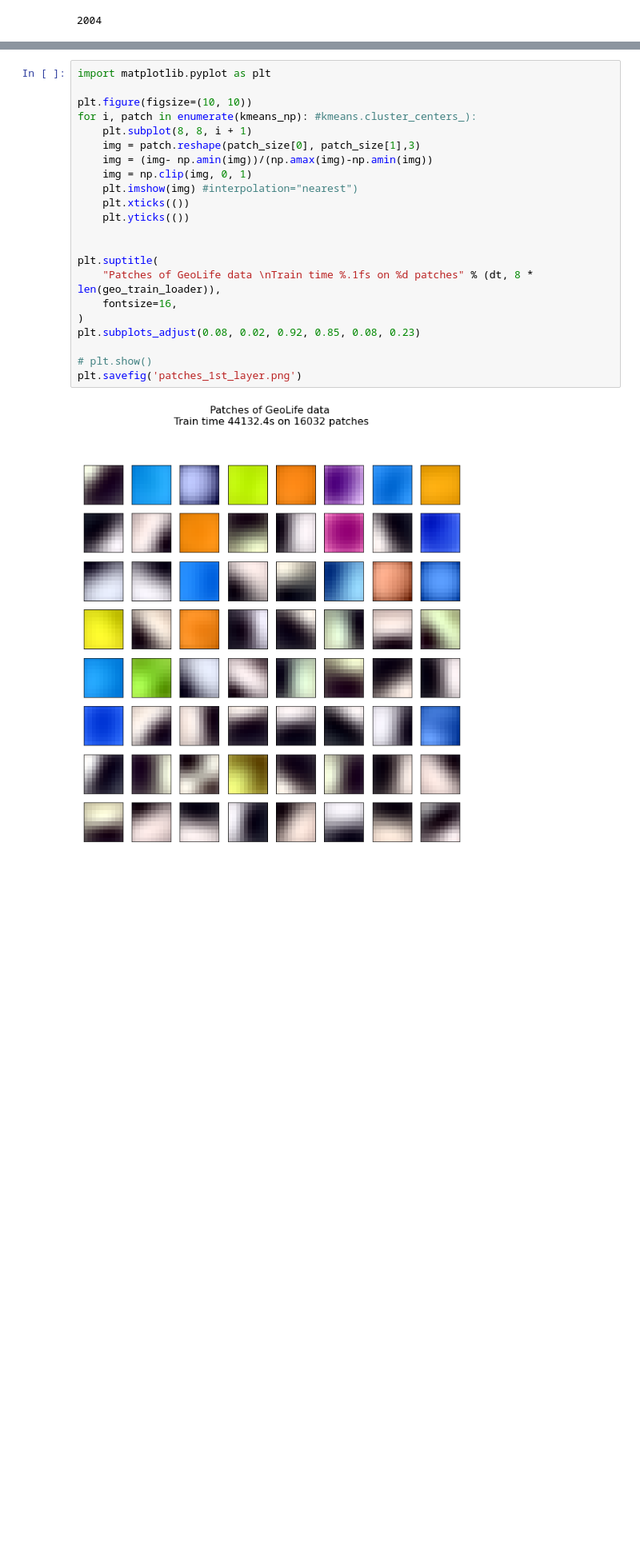
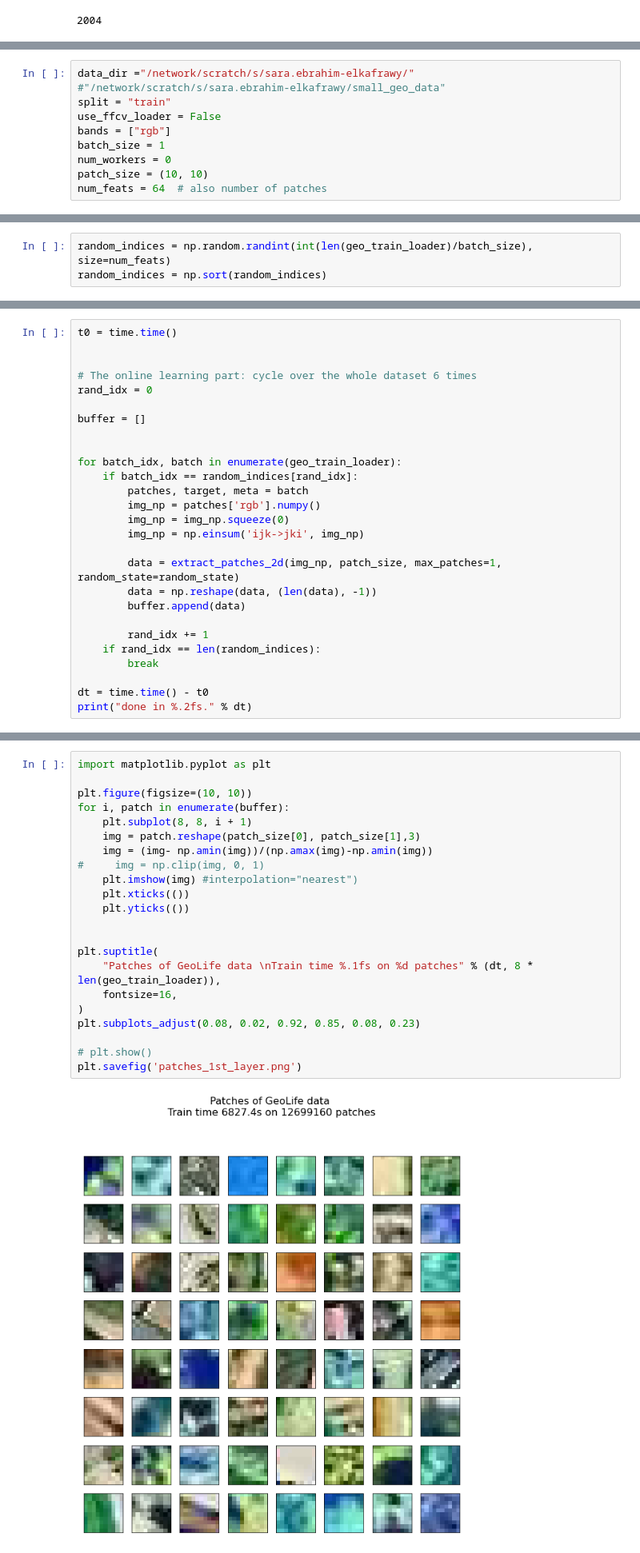
Before and after one commit to salelkafrawy/remote_sensing, a Jupyter notebook: notebooks/MiniBatch_KMeans.ipynb, the cells around one changed output, grey strips where cells are left out. Shown: that part at 80% size. Saved outputs shown, nothing was run; the diff lists cells and outputs as text; blank space fills up the shorter version.

```diff
--- a/notebooks/MiniBatch_KMeans.ipynb
+++ b/notebooks/MiniBatch_KMeans.ipynb
@@ -171,0 +287,9 @@ kmeans_np.min()
+# %%
+data_dir ="/network/scratch/s/sara.ebrahim-elkafrawy/"  #"/network/scratch/s/sara.ebrahim-elkafrawy/small_geo_data"
+split = "train"
+use_ffcv_loader = False
+bands = ["rgb"]
+batch_size = 1
+num_workers = 0
+patch_size = (10, 10)
+num_feats = 64  # also number of patches
@@ -171,0 +321,3 @@ kmeans_np.min()
+# %%
+random_indices = np.random.randint(int(len(geo_train_loader)/batch_size), size=num_feats)
+random_indices = np.sort(random_indices)
@@ -171,0 +341,27 @@ kmeans_np.min()
+# %%
+t0 = time.time()
+
+
+# The online learning part: cycle over the whole dataset 6 times
+rand_idx = 0
+
+buffer = []
+
+
+for batch_idx, batch in enumerate(geo_train_loader):
+    if batch_idx == random_indices[rand_idx]:
+        patches, target, meta = batch
+        img_np = patches['rgb'].numpy()
+        img_np = img_np.squeeze(0)
+        img_np = np.einsum('ijk->jki', img_np)
+
+        data = extract_patches_2d(img_np, patch_size, max_patches=1, random_state=random_state)
+        data = np.reshape(data, (len(data), -1))
+        buffer.append(data)
+
+        rand_idx += 1
+    if rand_idx == len(random_indices):
+        break
+
+dt = time.time() - t0
+print("done in %.2fs." % dt)
@@ -172,24 +376,24 @@ kmeans_np.min()
 # %%
 import matplotlib.pyplot as plt
 
 plt.figure(figsize=(10, 10))
-for i, patch in enumerate(kmeans_np): #kmeans.cluster_centers_):
+for i, patch in enumerate(buffer):
     plt.subplot(8, 8, i + 1)
     img = patch.reshape(patch_size[0], patch_size[1],3)
     img = (img- np.amin(img))/(np.amax(img)-np.amin(img))
-    img = np.clip(img, 0, 1)
+#     img = np.clip(img, 0, 1)
     plt.imshow(img) #interpolation="nearest")
     plt.xticks(())
     plt.yticks(())
 
 
 plt.suptitle(
     "Patches of GeoLife data \nTrain time %.1fs on %d patches" % (dt, 8 * len(geo_train_loader)),
     fontsize=16,
 )
 plt.subplots_adjust(0.08, 0.02, 0.92, 0.85, 0.08, 0.23)
 
 # plt.show()
 plt.savefig('patches_1st_layer.png')
 # %% [output]
-[figure, old version]
+[figure, new version]
```
Also changed, not shown: parts of 27 cells of this notebook, 22 other files.
